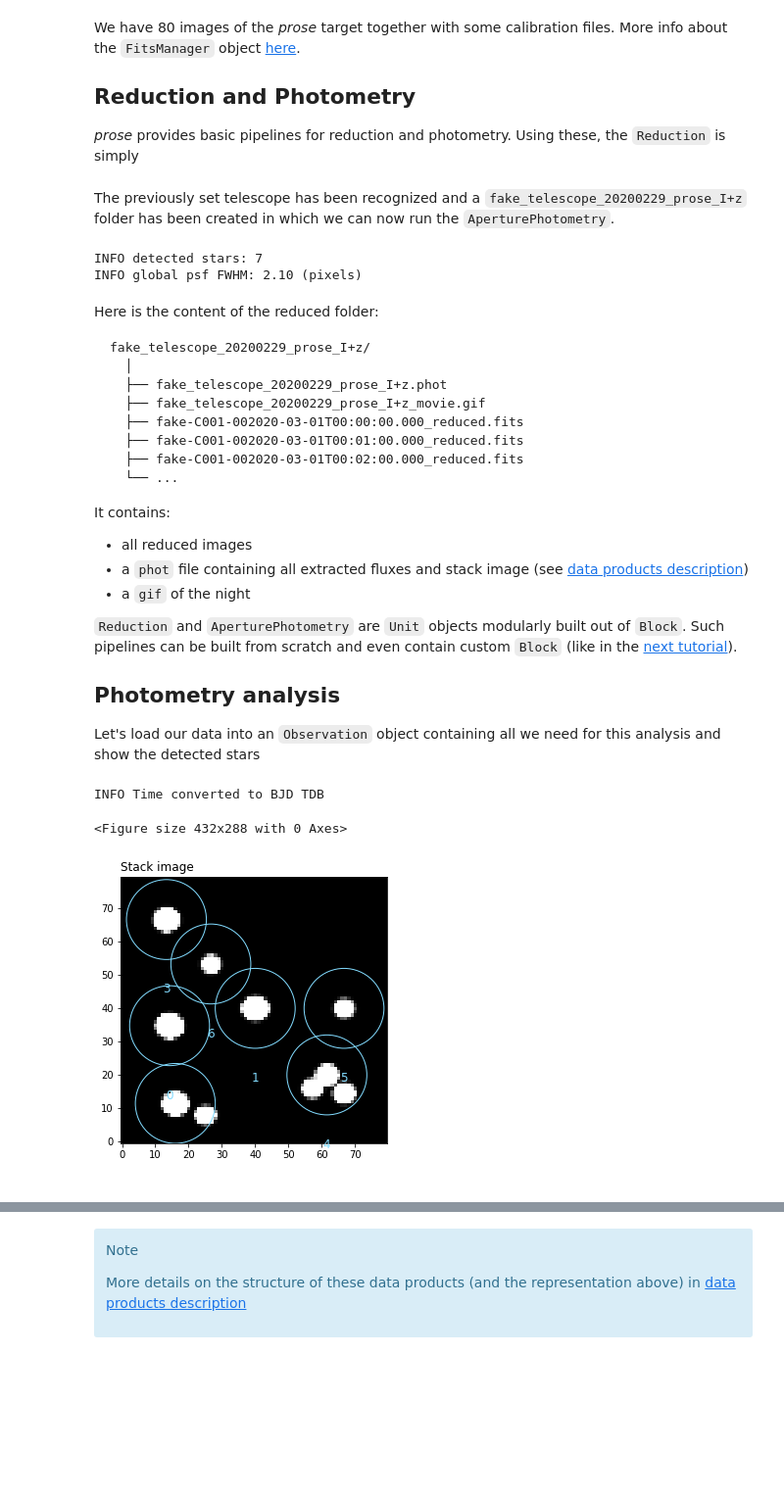
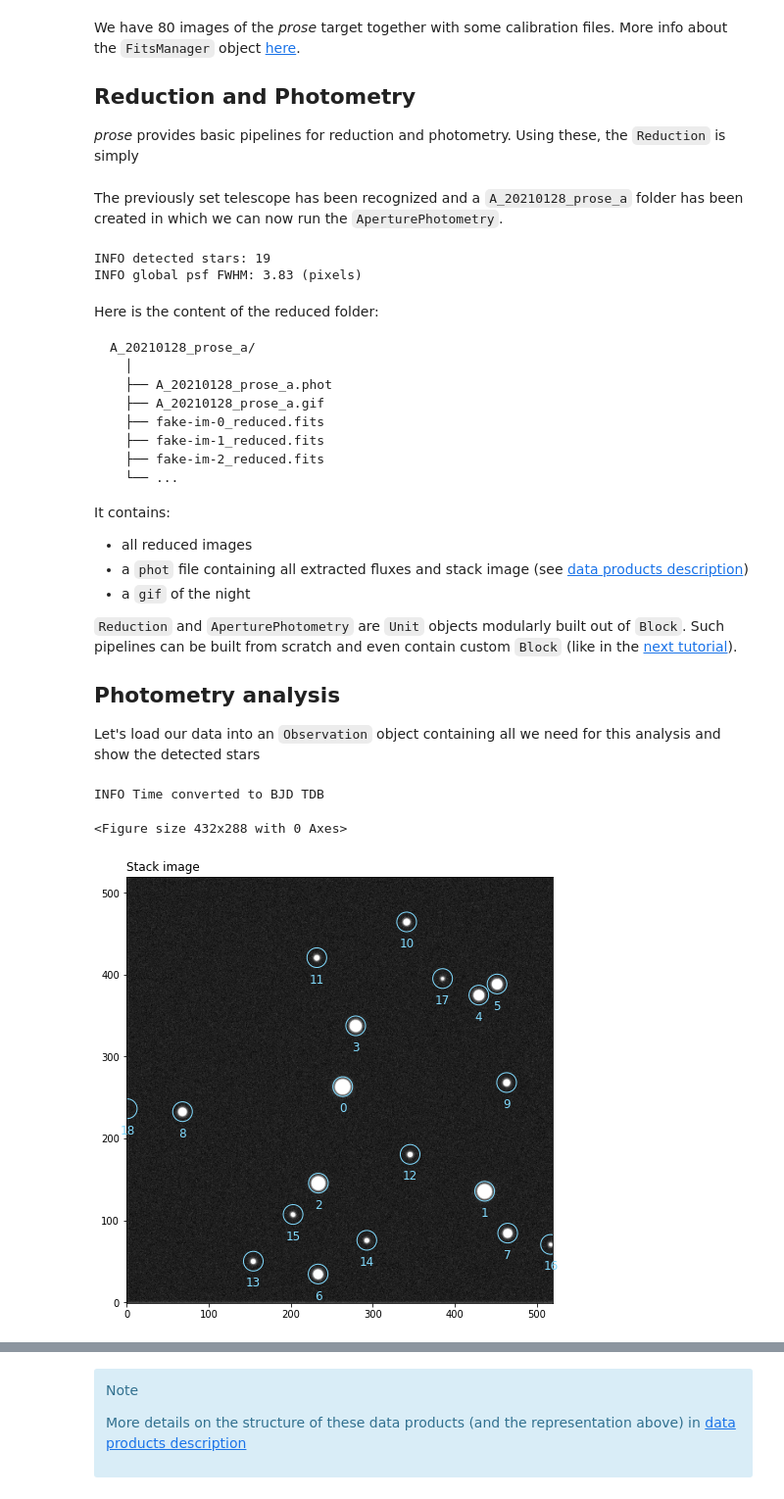
Before and after one commit to lgrcia/prose, a Jupyter notebook: docs/source/notebooks/reduction.ipynb, the cells around one changed output, grey strips where cells are left out. Shown: that part at 98% size. Cells and saved outputs as stored; diff of their text form; code cells hidden in the pictures; blank space fills up the shorter version.

Commit message:
updating simulations, fixing Reduction unit, Telescope no latlong

````diff
--- a/docs/source/notebooks/reduction.ipynb
+++ b/docs/source/notebooks/reduction.ipynb
@@ -19,0 +14,9 @@ WARNING: leap-second auto-update failed due to the following exception: RuntimeE
+# %%
+import numpy as np
+import matplotlib.pyplot as plt
+
+time = np.linspace(0, 0.15, 100)
+target_dflux = 1 + np.sin(time*100)*1e-2
+
+plt.plot(time, target_dflux)
+plt.ylim(0.98, 1.02)
@@ -19,0 +28,8 @@ WARNING: leap-second auto-update failed due to the following exception: RuntimeE
+# %%
+from prose.tutorials import simulate_observation
+
+# so we have the same data
+np.random.seed(40)
+
+fits_folder = "./tutorial_dataset"
+simulate_observation(time, target_dflux, fits_folder)
@@ -72,26 +92,26 @@ from prose import Reduction
 reduction = Reduction(fm)
 reduction.run()
 # %% [markdown]
-The previously set telescope has been recognized and a ``fake_telescope_20200229_prose_I+z`` folder has been created in which we can now run the `AperturePhotometry`.
+The previously set telescope has been recognized and a `A_20210128_prose_a` folder has been created in which we can now run the `AperturePhotometry`.
 # %%
 from prose import AperturePhotometry
 
 photometry = AperturePhotometry(reduction.destination)
 photometry.run()
 # %% [output]
-INFO detected stars: 7
-INFO global psf FWHM: 2.10 (pixels)
+INFO detected stars: 19
+INFO global psf FWHM: 3.83 (pixels)
 # %% [markdown]
 Here is the content of the reduced folder:
 
 ```
-fake_telescope_20200229_prose_I+z/
+A_20210128_prose_a/
   │
-  ├── fake_telescope_20200229_prose_I+z.phot
-  ├── fake_telescope_20200229_prose_I+z_movie.gif
-  ├── fake-C001-002020-03-01T00:00:00.000_reduced.fits
-  ├── fake-C001-002020-03-01T00:01:00.000_reduced.fits
-  ├── fake-C001-002020-03-01T00:02:00.000_reduced.fits
+  ├── A_20210128_prose_a.phot
+  ├── A_20210128_prose_a.gif
+  ├── fake-im-0_reduced.fits
+  ├── fake-im-1_reduced.fits
+  ├── fake-im-2_reduced.fits
   └── ...
 ```
 
@@ -109,12 +129,12 @@ Let's load our data into an `Observation` object containing all we need for this
 # %%
 from prose import load
 
 obs = load(photometry.phot_path)
-obs.show_stars(size=5)
+obs.show_stars(size=8)
 # %% [output]
 INFO Time converted to BJD TDB
 <Figure size 432x288 with 0 Axes>
-[figure, old version]
+[figure, new version]
 # %%
 obs
 # %% [output]
````
Also changed, not shown: parts of 18 cells of this notebook, 6 other files.
